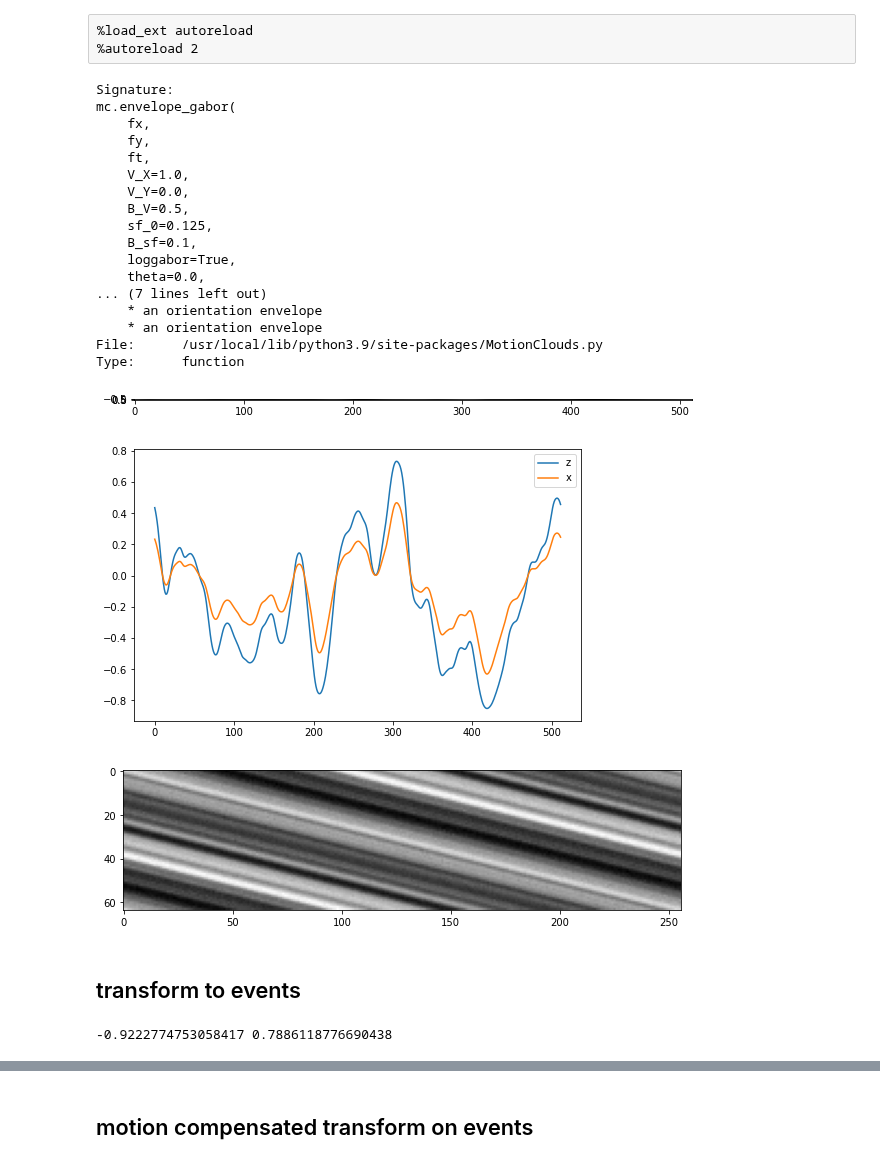
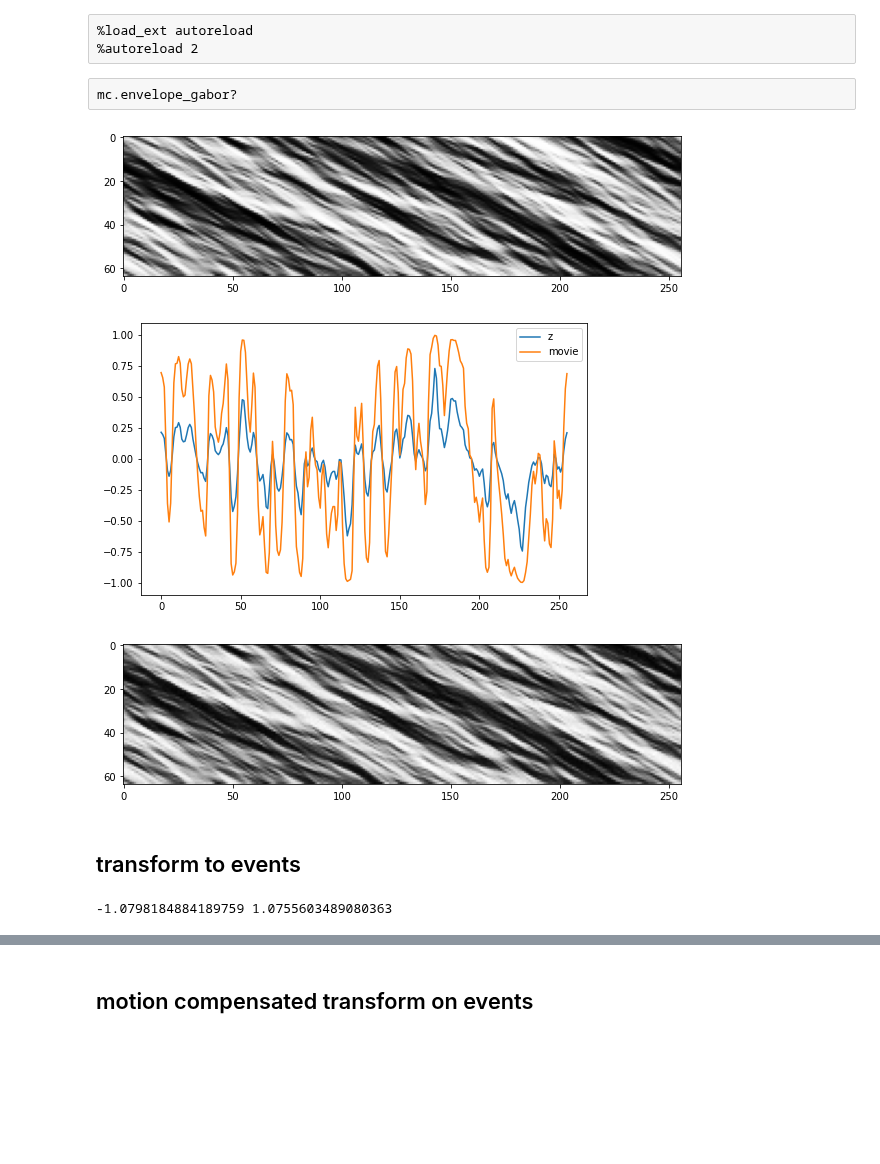
Before and after one commit to AntoineGrimaldi/aprovhots, a Jupyter notebook: notebook/2022-01-24_EMD.ipynb, the cells around one changed output, grey strips where cells are left out. Cells and saved outputs as stored; diff of their text form; code cells hidden in the pictures; blank space fills up the shorter version.

```diff
--- a/notebook/2022-01-24_EMD.ipynb
+++ b/notebook/2022-01-24_EMD.ipynb
@@ -7,48 +7,28 @@
 %autoreload 2
 # %%
 import MotionClouds as mc
-N_X, N_X_up, N_T = 64, 512, 256
-fx, fy, ft = mc.get_grids(N_X, N_X_up, 1)
-sf_0=0.05
-env = mc.envelope_gabor(fx, fy, ft, sf_0=sf_0, B_sf=sf_0, V_X=0., V_Y=0., B_V=0)
-x = 2 * mc.rectif(mc.random_cloud(env, seed=1973))[0, :] - 1
+N_X, N_Y, N_T = 64, 64, 256
+fx, fy, ft = mc.get_grids(N_X, N_Y, N_T)
+sf_0 = 0.05
+env = mc.envelope_gabor(fx, fy, ft, sf_0=sf_0, B_sf=2.*sf_0, V_X=.5, V_Y=0., B_V=.5*mc.B_V)
+z = 2 * mc.rectif(mc.random_cloud(env, seed=1973)) - 1
-# %%
-mc.envelope_gabor?
-# %% [output]
-Signature:
-mc.envelope_gabor(
-    fx,
-    fy,
-    ft,
-    V_X=1.0,
-    V_Y=0.0,
-    B_V=0.5,
-    sf_0=0.125,
-    B_sf=0.1,
-    loggabor=True,
-    theta=0.0,
-... (7 lines left out)
-    * an orientation envelope
-    * an orientation envelope
-File:      /usr/local/lib/python3.9/site-packages/MotionClouds.py
-Type:      function
+# %% [raw]
+mc.envelope_gabor?
 # %%
 import numpy as np
 # %%
-def sigmoid(x):
-    return 2 / (1 + np.exp(-x)) - 1
-slope = 2.
-z = np.tanh(slope*x)
+slope = 4.
+movie = np.tanh(slope*z)
 # %%
 import matplotlib.pyplot as plt
 fig, ax = plt.subplots(figsize=(10,10))
-_ = ax.imshow(z.T, cmap=plt.gray())
+_ = ax.imshow(movie[:, 0, :], cmap=plt.gray())
 # %% [output]
-[figure, old version]
+[figure, new version]
 # %%
 fig, ax = plt.subplots(figsize=(8, 5))
-_ = ax.plot(z, label='z')
-_ = ax.plot(x, label='x')
+_ = ax.plot(z[0, 0, :], label='z')
+_ = ax.plot(movie[0, 0, :], label='movie')
 plt.legend();
 # %% [output]
-[figure, old version]
+[figure, new version]
@@ -65,12 +38,12 @@ I += I_noise
 # %%
 fig, ax = plt.subplots(figsize=(10,10))
-_ = ax.imshow(I, cmap=plt.gray())
+_ = ax.imshow(movie[:, 0, :], cmap=plt.gray())
 # %% [output]
-[figure, old version]
+[figure, new version]
 # %% [markdown]
 ## transform to events
 # %%
-print(I.min(), I.max())
+print(movie.min(), movie.max())
 # %% [output]
--0.9222774753058417 0.7886118776690438
+-1.0798184884189759 1.0755603489080363
 # %%
```
Also changed, not shown: parts of 74 cells of this notebook.
